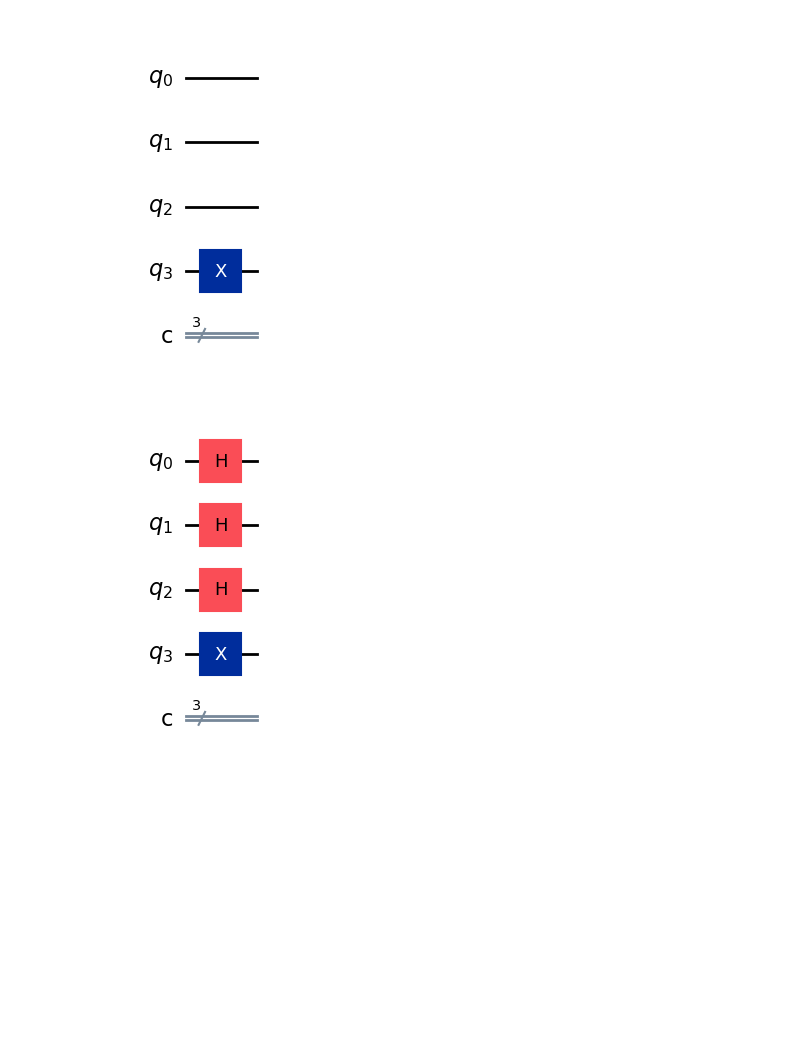
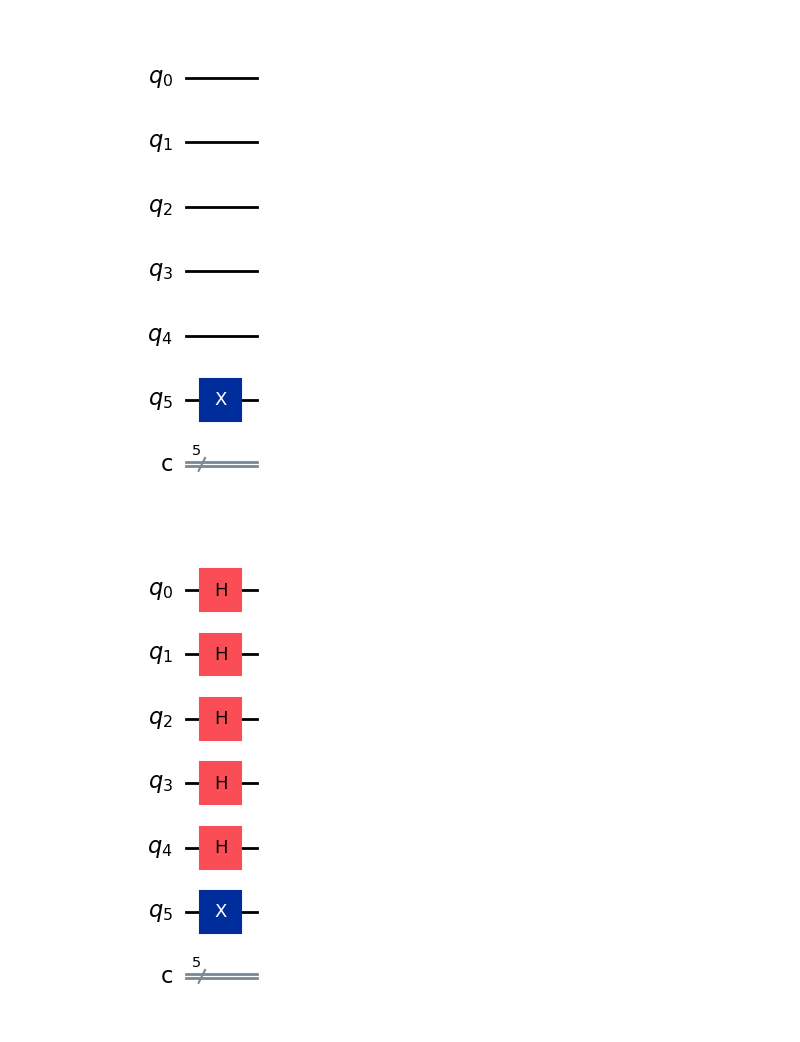
Before and after one commit to Lilith207/PythonForQuantum, a Jupyter notebook: Advanced/Assignment 3/qpe.ipynb, the cells around one changed output. Drawn from its saved outputs; the diff is of its cells as text; code cells hidden in the pictures; blank space fills up the shorter version.

```diff
--- a/Advanced/Assignment 3/qpe.ipynb
+++ b/Advanced/Assignment 3/qpe.ipynb
@@ -1,27 +1,28 @@
 # %%
 #initialization
 import matplotlib.pyplot as plt
 import numpy as np
 import math
 
 # importing Qiskit
 from qiskit_aer import AerSimulator
 from qiskit.providers.fake_provider import FakeQasmBackend
 from qiskit import QuantumCircuit, ClassicalRegister, QuantumRegister, transpile, assemble
 
 # import basic plot tools
 from qiskit.visualization import plot_histogram
 
-qpe = QuantumCircuit(4, 3)
-qpe.x(3)
+qbitnum = 5+1
+qpe = QuantumCircuit(qbitnum, qbitnum-1)
+qpe.x(qbitnum-1)
 qpe.draw('mpl')
 # %% [output]
-[figure, old version]
+[figure, new version]
 # %%
-for qubit in range(3):
+for qubit in range(qbitnum-1):
     qpe.h(qubit)
 qpe.draw('mpl')
 # %% [output]
-[figure, old version]
+[figure, new version]
 # %%
 repetitions = 1
```
Also changed, not shown: parts of 3 cells of this notebook, 2 other files.
